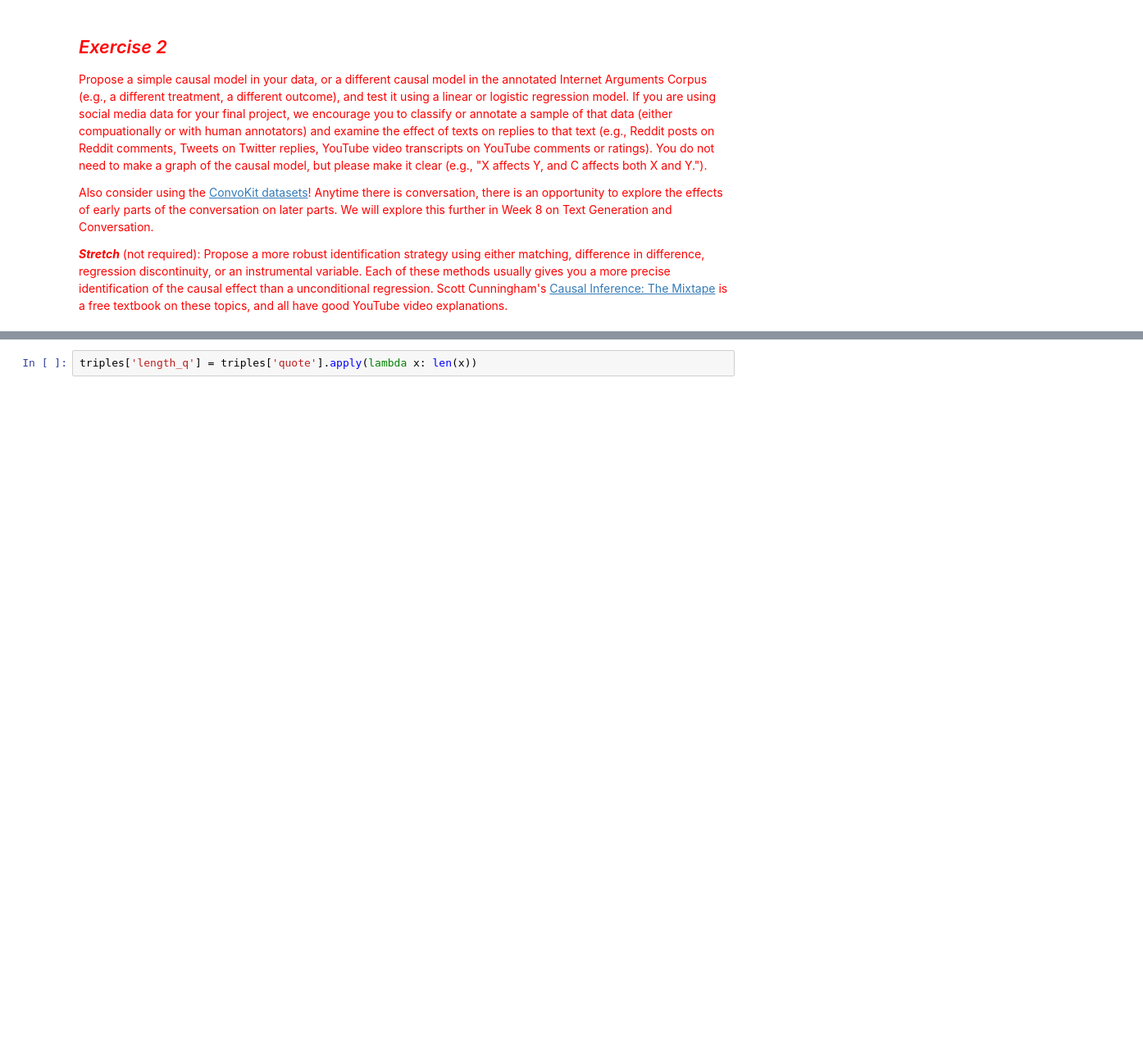
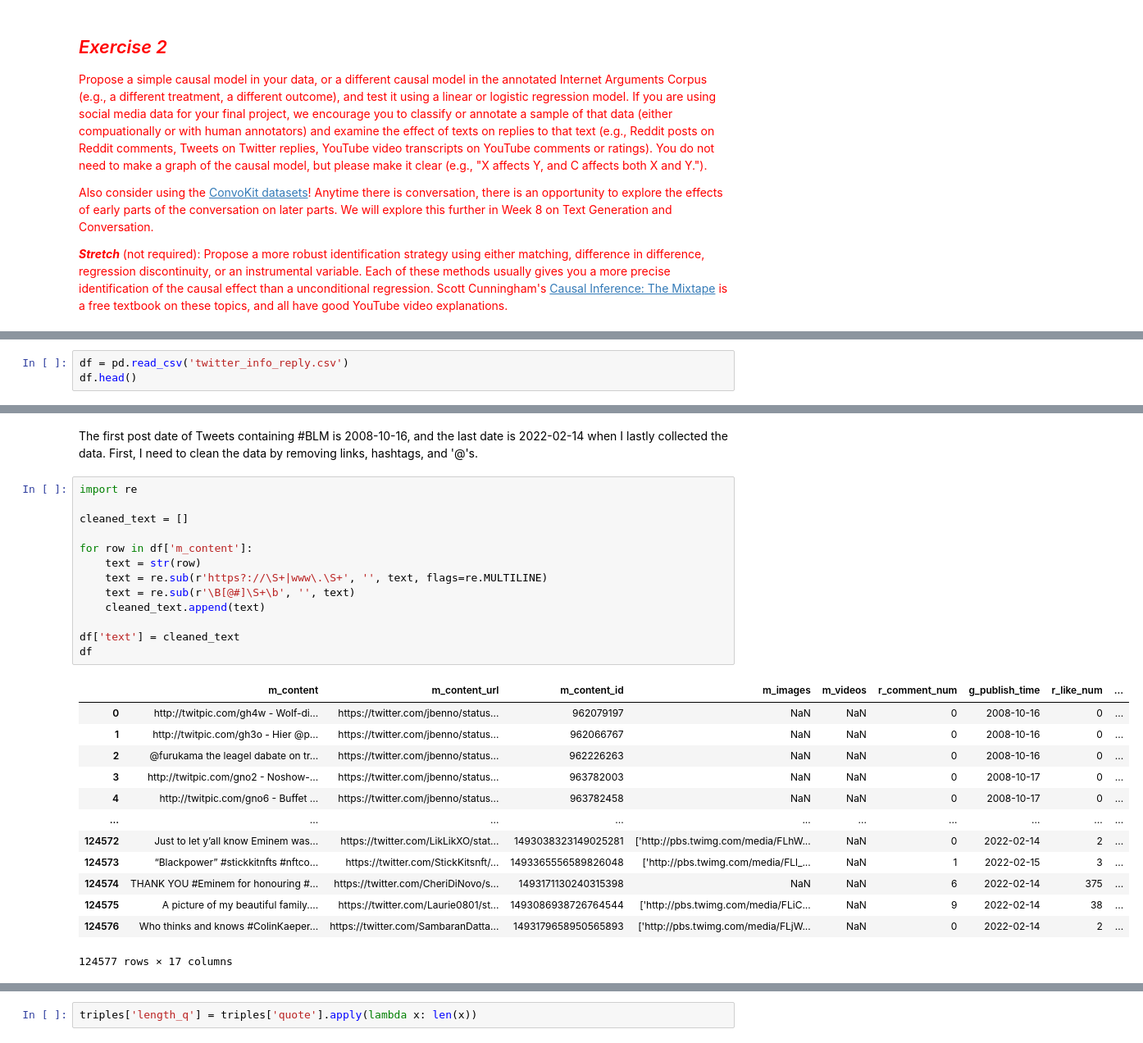
Before and after one commit to LuZhang0128/Computational_Content_Analysis, a Jupyter notebook: week-6/6-Prediction-and-Causal-Inference.ipynb, the cells around one changed output, grey strips where cells are left out. Shown at 82% size. Saved outputs shown, nothing was run; the diff lists cells and outputs as text; blank space fills up the shorter version.

```diff
--- a/week-6/6-Prediction-and-Causal-Inference.ipynb
+++ b/week-6/6-Prediction-and-Causal-Inference.ipynb
@@ -323,0 +332,3 @@ The condition number is reasonably high, but our correlatons do not seem too str
+# %%
+df = pd.read_csv('twitter_info_reply.csv')
+df.head()
@@ -323,0 +342,29 @@ The condition number is reasonably high, but our correlatons do not seem too str
+# %% [markdown]
+The first post date of Tweets containing #BLM is 2008-10-16, and the last date is 2022-02-14 when I lastly collected the data. First, I need to clean the data by removing links, hashtags, and '@'s.
+# %%
+import re
+
+cleaned_text = []
+
+for row in df['m_content']:
+    text = str(row)
+    text = re.sub(r'https?://\S+|www\.\S+', '', text, flags=re.MULTILINE)
+    text = re.sub(r'\B[@#]\S+\b', '', text)
+    cleaned_text.append(text)
+
+df['text'] = cleaned_text
+df
+# %% [output]
+|  | m_content | m_content_url | m_content_id | m_images | m_videos | r_comment_num | g_publish_time | r_like_num | ... |
+| 0 | http://twitpic.com/gh4w - Wolf-di... | https://twitter.com/jbenno/status... | 962079197 | NaN | NaN | 0 | 2008-10-16 | 0 | ... |
+| 1 | http://twitpic.com/gh3o - Hier @p... | https://twitter.com/jbenno/status... | 962066767 | NaN | NaN | 0 | 2008-10-16 | 0 | ... |
+| 2 | @furukama the leagel dabate on tr... | https://twitter.com/jbenno/status... | 962226263 | NaN | NaN | 0 | 2008-10-16 | 0 | ... |
+| 3 | http://twitpic.com/gno2 - Noshow-... | https://twitter.com/jbenno/status... | 963782003 | NaN | NaN | 0 | 2008-10-17 | 0 | ... |
+| 4 | http://twitpic.com/gno6 - Buffet ... | https://twitter.com/jbenno/status... | 963782458 | NaN | NaN | 0 | 2008-10-17 | 0 | ... |
+| ... | ... | ... | ... | ... | ... | ... | ... | ... | ... |
+| 124572 | Just to let y’all know Eminem was... | https://twitter.com/LikLikXO/stat... | 1493038323149025281 | ['http://pbs.twimg.com/media/FLhW... | NaN | 0 | 2022-02-14 | 2 | ... |
+| 124573 | “Blackpower” #stickkitnfts #nftco... | https://twitter.com/StickKitsnft/... | 1493365556589826048 | ['http://pbs.twimg.com/media/FLl_... | NaN | 1 | 2022-02-15 | 3 | ... |
+| 124574 | THANK YOU #Eminem for honouring #... | https://twitter.com/CheriDiNovo/s... | 1493171130240315398 | NaN | NaN | 6 | 2022-02-14 | 375 | ... |
+| 124575 | A picture of my beautiful family.... | https://twitter.com/Laurie0801/st... | 1493086938726764544 | ['http://pbs.twimg.com/media/FLiC... | NaN | 9 | 2022-02-14 | 38 | ... |
+| 124576 | Who thinks and knows #ColinKaeper... | https://twitter.com/SambaranDatta... | 1493179658950565893 | ['http://pbs.twimg.com/media/FLjW... | NaN | 0 | 2022-02-14 | 2 | ... |
+124577 rows × 17 columns
```
Also changed, not shown: parts of 29 cells of this notebook, 1 other file.
